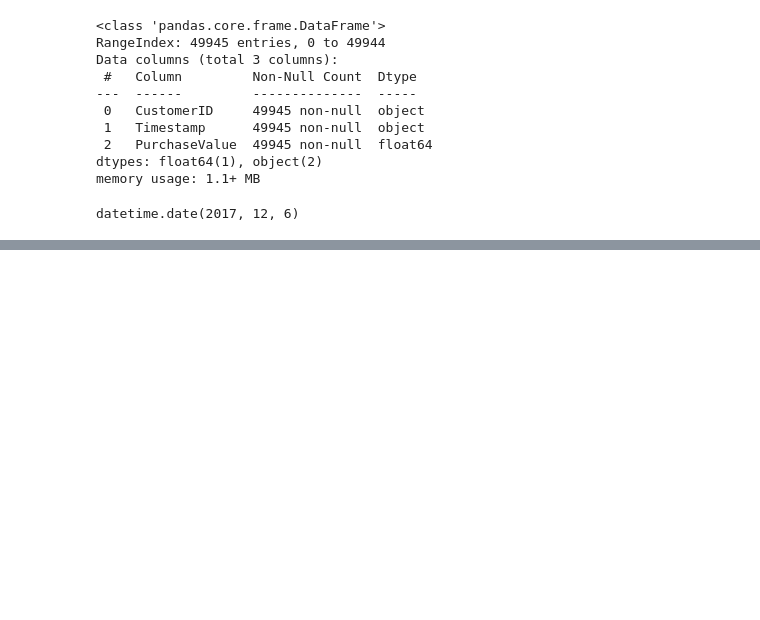
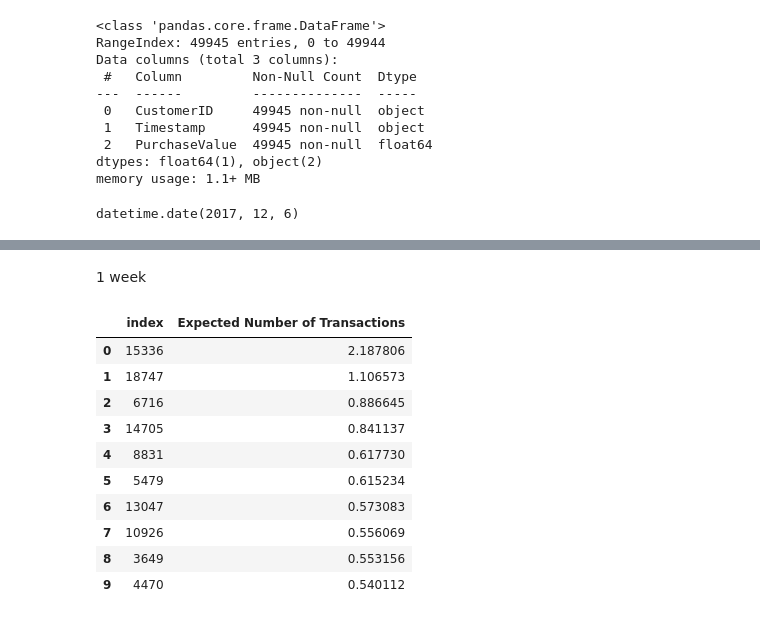
Before and after one commit to pradeepvaranasi/ecommerce_clv, a Jupyter notebook: ecommerce_clv_lifetimes.ipynb, the cells around one changed output, grey strips where cells are left out. Drawn from its saved outputs; the diff is of its cells as text; code cells hidden in the pictures; blank space fills up the shorter version.

```diff
--- a/ecommerce_clv_lifetimes.ipynb
+++ b/ecommerce_clv_lifetimes.ipynb
@@ -168,0 +264,20 @@ TypeError: summary_data_from_transaction_data() missing 1 required positional ar
+# %% [markdown]
+1 week
+# %%
+BGF.conditional_expected_number_of_purchases_up_to_time(
+    1, cltv_df["frequency"], cltv_df["recency"], cltv_df["T"]
+).sort_values(ascending=False).head(10).to_frame(
+    "Expected Number of Transactions"
+).reset_index()
+# %% [output]
+|  | index | Expected Number of Transactions |
+| 0 | 15336 | 2.187806 |
+| 1 | 18747 | 1.106573 |
+| 2 | 6716 | 0.886645 |
+| 3 | 14705 | 0.841137 |
+| 4 | 8831 | 0.617730 |
+| 5 | 5479 | 0.615234 |
+| 6 | 13047 | 0.573083 |
+| 7 | 10926 | 0.556069 |
+| 8 | 3649 | 0.553156 |
+| 9 | 4470 | 0.540112 |
```
Also changed, not shown: parts of 15 cells of this notebook.
